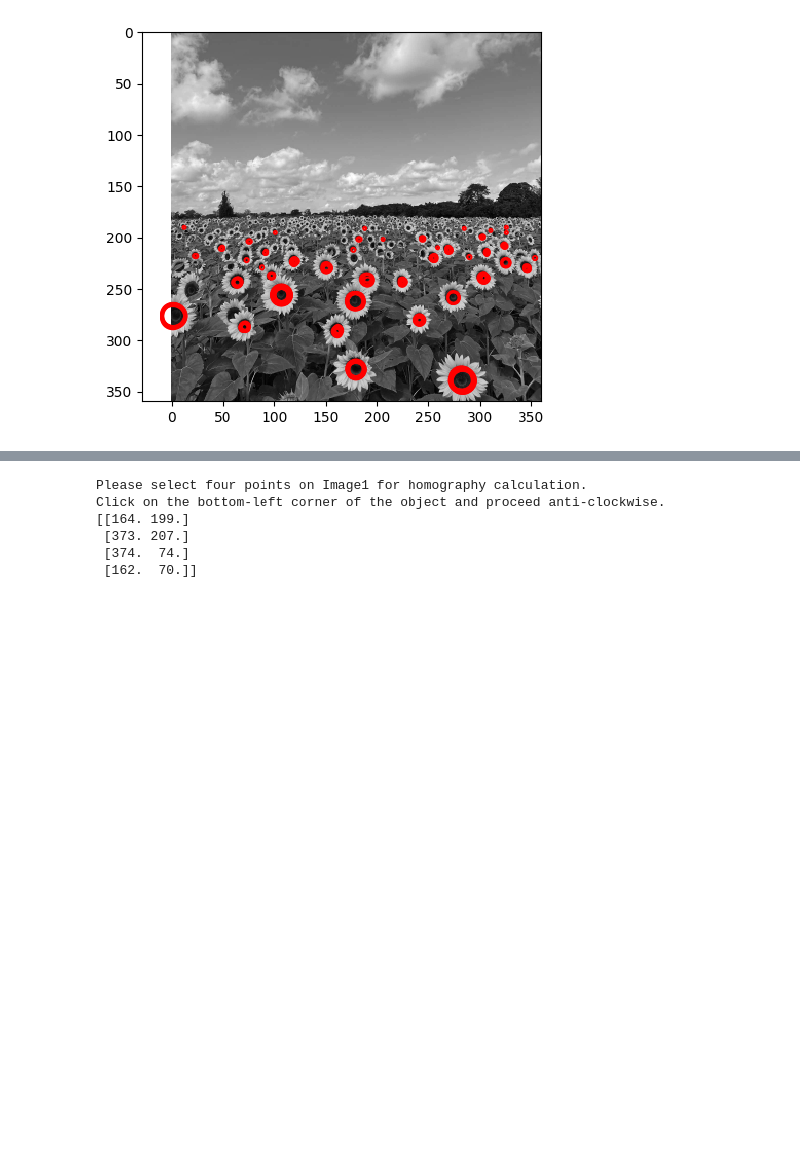
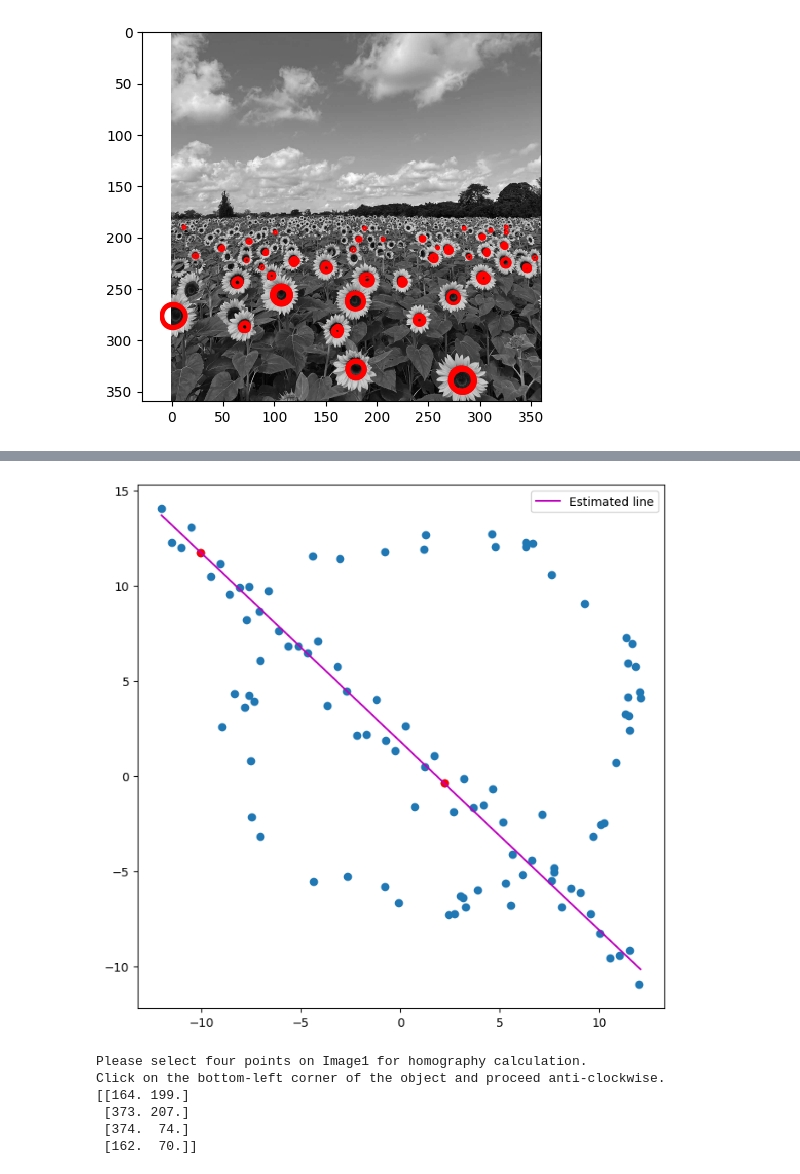
Before and after one commit to Ishana-Dewmini/EN3160_Fitting_and_Alignment, a Jupyter notebook: 200477U_Assignment2.ipynb, the cells around one changed output, grey strips where cells are left out. Saved outputs shown, nothing was run; the diff lists cells and outputs as text; code cells hidden in the pictures; blank space fills up the shorter version.

```diff
--- a/200477U_Assignment2.ipynb
+++ b/200477U_Assignment2.ipynb
@@ -109,0 +112,74 @@ plt . legend ( )
+# %%
+import numpy as np
+import matplotlib.pyplot as plt
+
+# Assuming you have your data points in a variable X as an Nx2 numpy array
+
+# Parameters
+s = 2
+t = 1
+d = 20
+k = 100000
+N = X.shape[0]
+
+
+# Initialize variables to store the best model
+best_model = None
+max_inlier_count = 0
+S1, S2 = None, None
+
+for i in range(k):
+    # Select s points at random
+    indices = np.random.choice(N, s, replace=False)
+    s1 = X[indices[0]]
+    s2 = X[indices[1]]
+
+    # Fit the model using Total Least Squares: ax + bx = c
+    a = s2[1] - s1[1]
+    b = s1[0] - s2[0]
+    c = s1[0] * (a/b) + s1[1]
+    c = c*b
+
+    # Compute the unit normal [a, b]^T
+    norm = np.sqrt(a ** 2 + b ** 2)
+    a /= norm
+    b /= norm
+    c /= norm
+
+    # Compute the distances between all points and the model
+    distances = np.abs(a * X[:, 0] + b * X[:, 1] - c)
+
+    # Compute the inliers count
+    inlier_count = np.sum(distances < t)
+
+
+    # Check if the current set of inliers is the best one
+    if inlier_count > max_inlier_count and inlier_count > d:
+        print("New best model found with {} inliers".format(inlier_count))
+        max_inlier_count = inlier_count
+        best_model = (a, b, c)
+
+        S1 = s1
+        S2 = s2
+
+# Retrieve the best model
+a, b, c = best_model
+
+# Display the results
+fig, ax = plt.subplots(1, 1, figsize=(8, 8))
+
+# Plot the points
+ax.scatter(X[:, 0], X[:, 1])
+
+# Plot the best s1 and s2 points
+ax.plot(S1[0], S1[1], 'ro')
+ax.plot(S2[0], S2[1], 'ro')
+
+# Plot the estimated line
+x_min, x_max = np.min(X[:, 0]), np.max(X[:, 0])
+x_ = np.array([x_min, x_max])
+y_ = (c - a * x_) / b
+plt.plot(x_, y_, color='m', label='Estimated line')
+plt.legend()
+plt.show()
+# %% [output]
@@ -110,3 +192,4 @@ plt . legend ( )
+[figure, added]
 # %%
 import cv2
 import numpy as np
```
Also changed, not shown: parts of 2 cells of this notebook.
